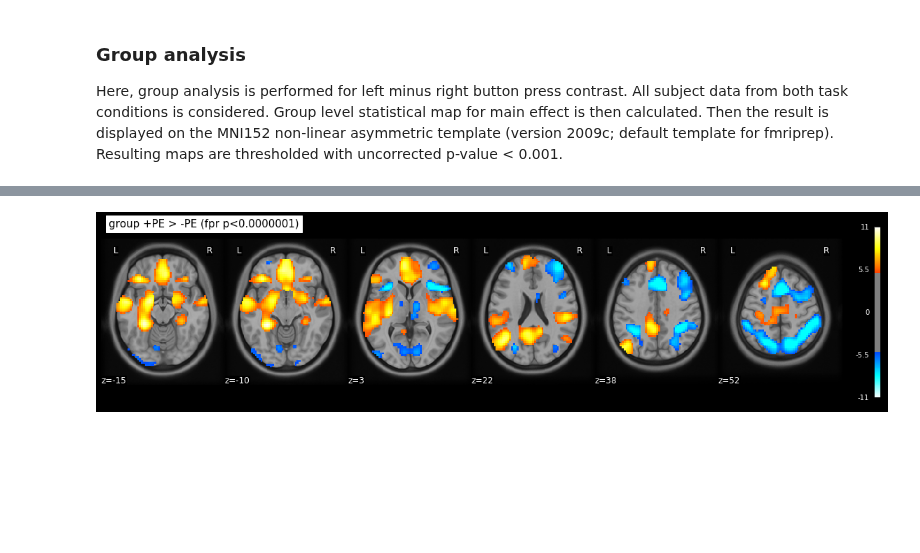
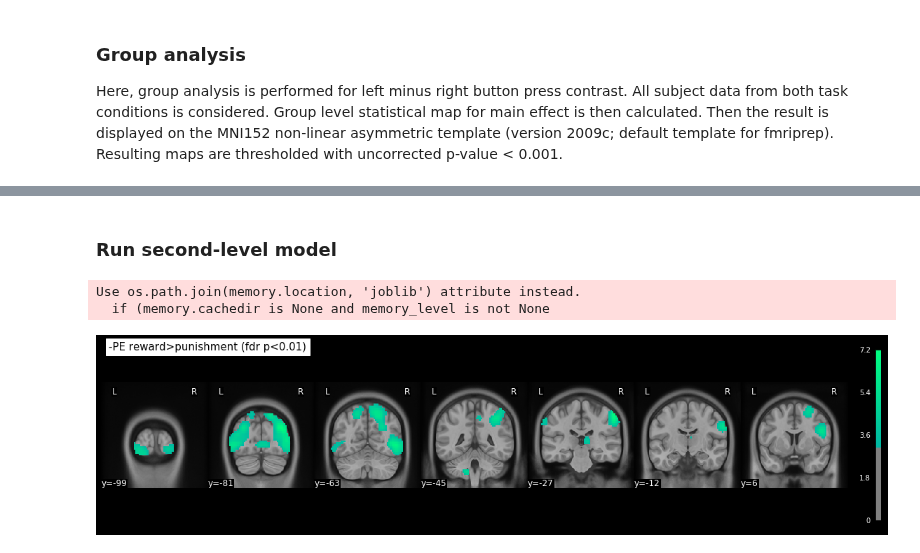
Before and after one commit to kbonna/decidenet, a Jupyter notebook: activation_analysis/dn_aa_02_pe_sign_activations_second.ipynb, the cells around one changed output, grey strips where cells are left out. Saved outputs shown, nothing was run; the diff lists cells and outputs as text; code cells hidden in the pictures; blank space fills up the shorter version.

Commit message:
added 2nd level GLM contrasts

```diff
--- a/activation_analysis/dn_aa_02_pe_sign_activations_second.ipynb
+++ b/activation_analysis/dn_aa_02_pe_sign_activations_second.ipynb
@@ -69,0 +89,11 @@ Use os.path.join(memory.location, 'joblib') attribute instead.
+# %%
+# Effect of only reward / punishment condition
+condition = 1 # reward
+second_level_input = [tmap for tmap in tmap_img[condition]]
+second_level_model = SecondLevelModel(smoothing_fwhm=8)
+
+# Main effect of PE for condition
+design_matrix = pd.DataFrame([1] * len(second_level_input),
+                             columns=['intercept'])
+
+plot_design_matrix(design_matrix)
@@ -70,24 +103,37 @@ Use os.path.join(memory.location, 'joblib') attribute instead.
+# %% [markdown]
+### Run second-level model
+# %%
+second_level_model = second_level_model.fit(
+    second_level_input,
+    design_matrix=design_matrix)
+
+z_map = second_level_model.compute_contrast(
+    contrast,
+    output_type='z_score')
 # %%
 mni152nlin2009c = "mni_icbm152_nlin_asym_09c_nifti/mni_icbm152_nlin_asym_09c/"\
                   "mni_icbm152_t1_tal_nlin_asym_09c.nii"
 bg_img = nib.load(mni152nlin2009c)
 
-p_val = 0.0000001
-_, threshold = map_threshold(
+p_val = 0.01
+z_map_thresholded, threshold = map_threshold(
     z_map,
     level=p_val,
-    height_control='fpr',
-    cluster_threshold=50)
+    height_control='fdr',
+    cluster_threshold=15)
 
 fig, ax = plt.subplots(ncols=1, nrows=1, facecolor='k', figsize=(20, 5))
 display = plotting.plot_stat_map(
-    z_map,
+    z_map_thresholded,
     bg_img=bg_img,
     axes=ax,
     threshold=threshold,
     colorbar=True,
-    display_mode='z',
-    cut_coords=(-15, -10, 3, 22, 38, 52),
-    title='group +PE > -PE (fpr p<0.0000001)')
+    display_mode='y',
+#     cut_coords=(11, 13, 15),
+    cmap='winter',
+    title='-PE reward>punishment (fdr p<0.01)')
 # %% [output]
+Use os.path.join(memory.location, 'joblib') attribute instead.
+  if (memory.cachedir is None and memory_level is not None
-[figure, old version]
+[figure, new version]
```
Also changed, not shown: parts of 6 cells of this notebook, 1 other file.
